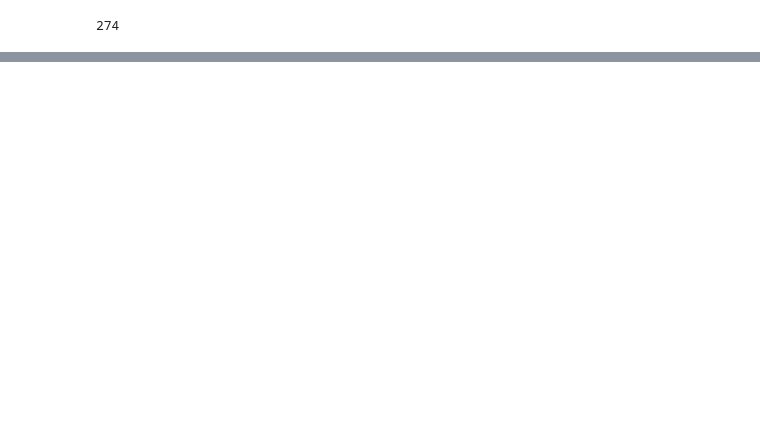
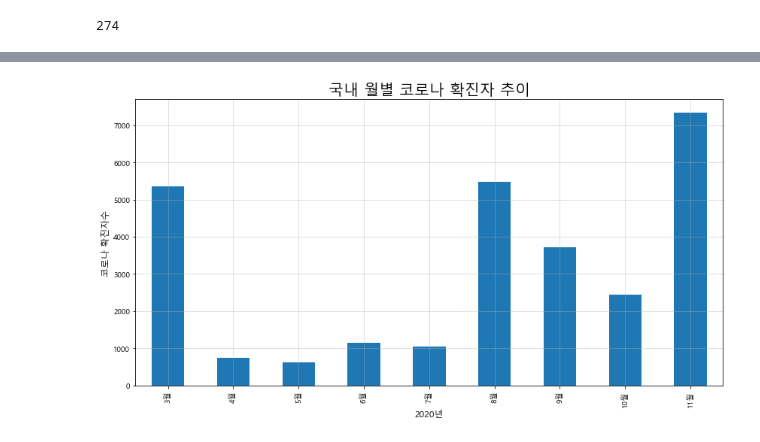
Before and after one commit to EGEG1212/Data-Analysis-2020, a Jupyter notebook: 09.Covid-19/02s_Covid-19.ipynb, the cells around one changed output, grey strips where cells are left out. Drawn from its saved outputs; the diff is of its cells as text; code cells hidden in the pictures; blank space fills up the shorter version.

```diff
--- a/09.Covid-19/02s_Covid-19.ipynb
+++ b/09.Covid-19/02s_Covid-19.ipynb
@@ -236,0 +311,4 @@ corona.to_csv('./data/전국 시도별 코로나 현황.csv', sep=',', encoding=
+# %%
+#코로나월별데이터만들기 reample
+corona_month = corona_raw.resample('M').sum()
+corona_month
@@ -236,0 +327,3 @@ corona.to_csv('./data/전국 시도별 코로나 현황.csv', sep=',', encoding=
+# %%
+corona_month.index = ['3월', '4월', '5월', '6월', '7월', '8월', '9월', '10월', '11월']
+corona_month # corona_month는 행월별, 열지역, 월별합계로 구성된 dataframe이다.
@@ -236,0 +403,10 @@ corona.to_csv('./data/전국 시도별 코로나 현황.csv', sep=',', encoding=
+# %%
+# 월별 확진자 추이
+corona_month['합계'].plot(kind='bar', figsize=(14,7))
+plt.xlabel('2020년', fontsize=12)
+plt.ylabel('코로나 확진자수', fontsize=12)
+plt.title('국내 월별 코로나 확진자 추이', fontsize=20)
+plt.grid(True, alpha=0.5)
+plt.show()
+# %% [output]
+[figure, added]
```
Also changed, not shown: parts of 53 cells of this notebook, 1 other file.
